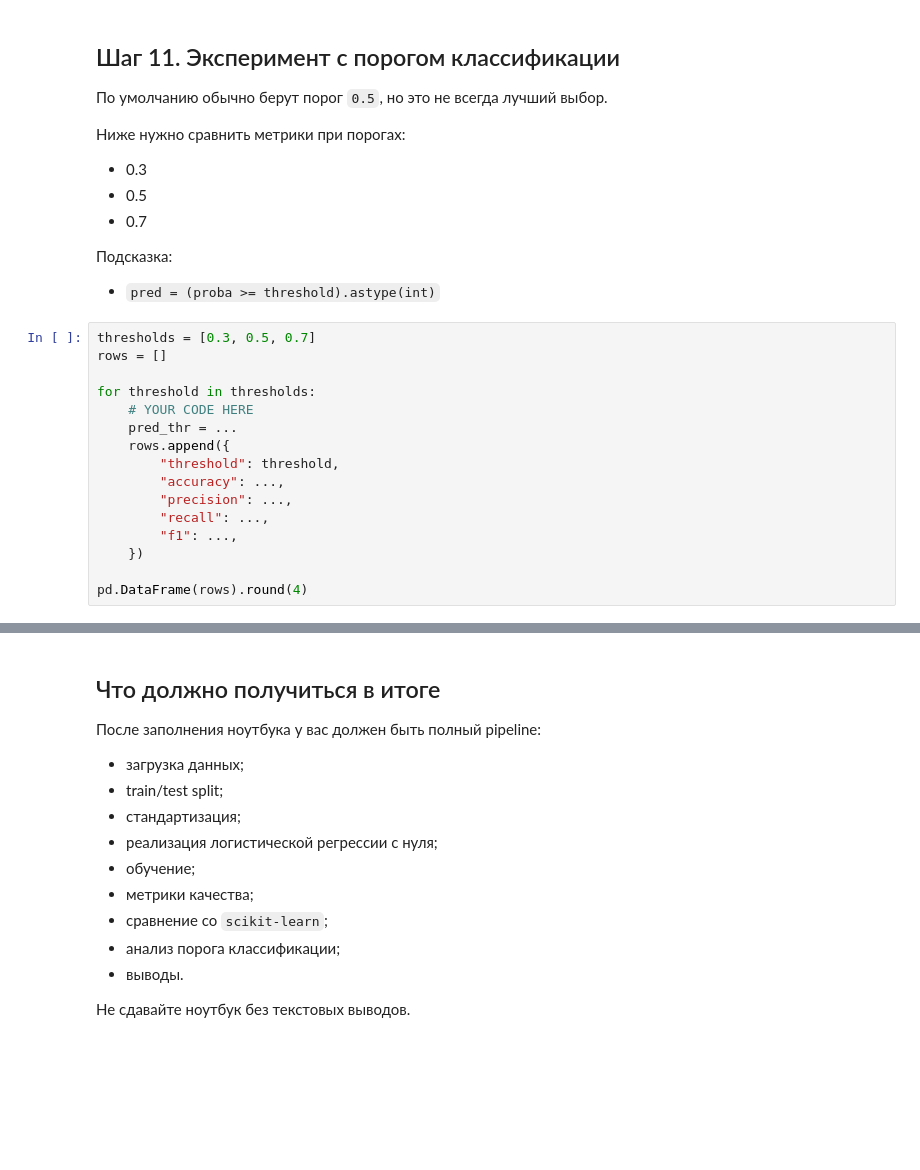
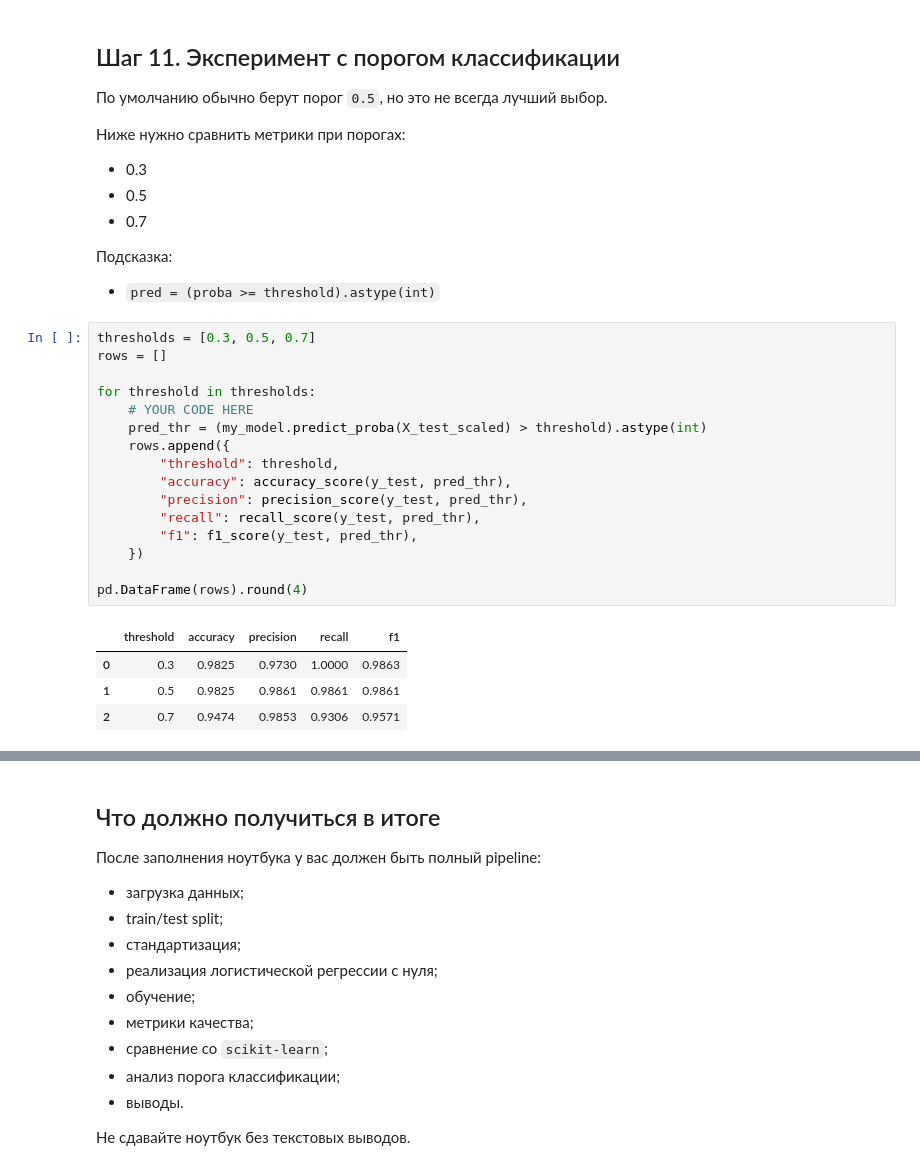
Before and after one commit to h1z3ll/ml-course-homeworks, a Jupyter notebook: ml-course-homeworks/hw05_setup_tools/logreg_practice_student.ipynb, the cells around one changed output, grey strips where cells are left out. Saved outputs shown, nothing was run; the diff lists cells and outputs as text; blank space fills up the shorter version.

```diff
--- a/ml-course-homeworks/hw05_setup_tools/logreg_practice_student.ipynb
+++ b/ml-course-homeworks/hw05_setup_tools/logreg_practice_student.ipynb
@@ -446,19 +491,24 @@ display(coef_comparison.sort_values("abs_diff", ascending=False).head(10))
 # %%
 thresholds = [0.3, 0.5, 0.7]
 rows = []
 
 for threshold in thresholds:
     # YOUR CODE HERE
-    pred_thr = ...
+    pred_thr = (my_model.predict_proba(X_test_scaled) > threshold).astype(int)
     rows.append({
         "threshold": threshold,
-        "accuracy": ...,
-        "precision": ...,
-        "recall": ...,
-        "f1": ...,
+        "accuracy": accuracy_score(y_test, pred_thr),
+        "precision": precision_score(y_test, pred_thr),
+        "recall": recall_score(y_test, pred_thr),
+        "f1": f1_score(y_test, pred_thr),
     })
 
 pd.DataFrame(rows).round(4)
+# %% [output]
+|  | threshold | accuracy | precision | recall | f1 |
+| 0 | 0.3 | 0.9825 | 0.9730 | 1.0000 | 0.9863 |
+| 1 | 0.5 | 0.9825 | 0.9861 | 0.9861 | 0.9861 |
+| 2 | 0.7 | 0.9474 | 0.9853 | 0.9306 | 0.9571 |
 # %% [markdown]
 ## Финальные вопросы для ответа текстом
 
```
Also changed, not shown: parts of 11 cells of this notebook.
